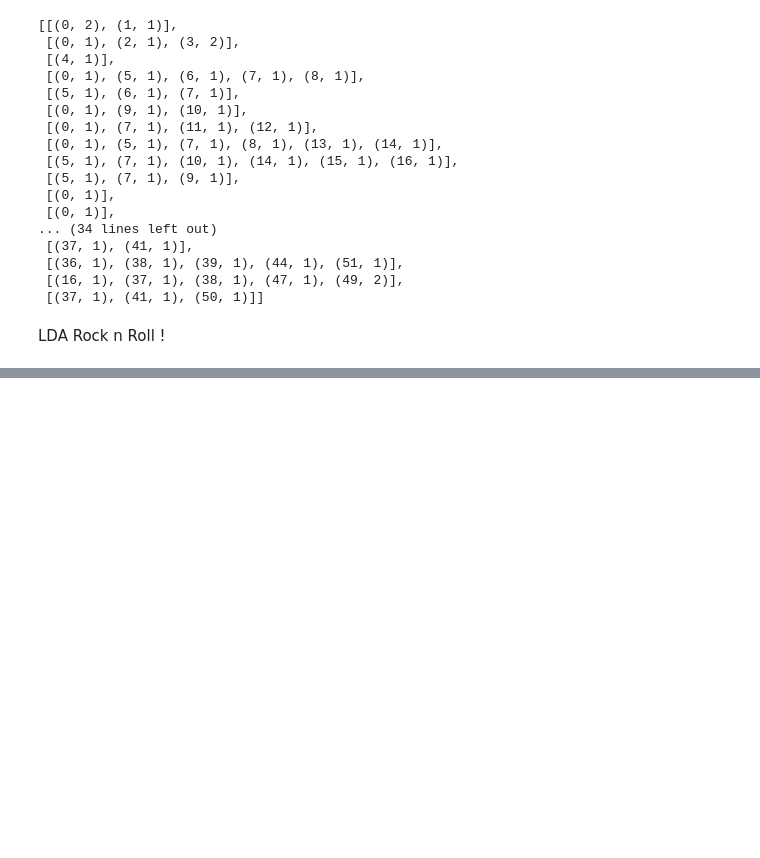
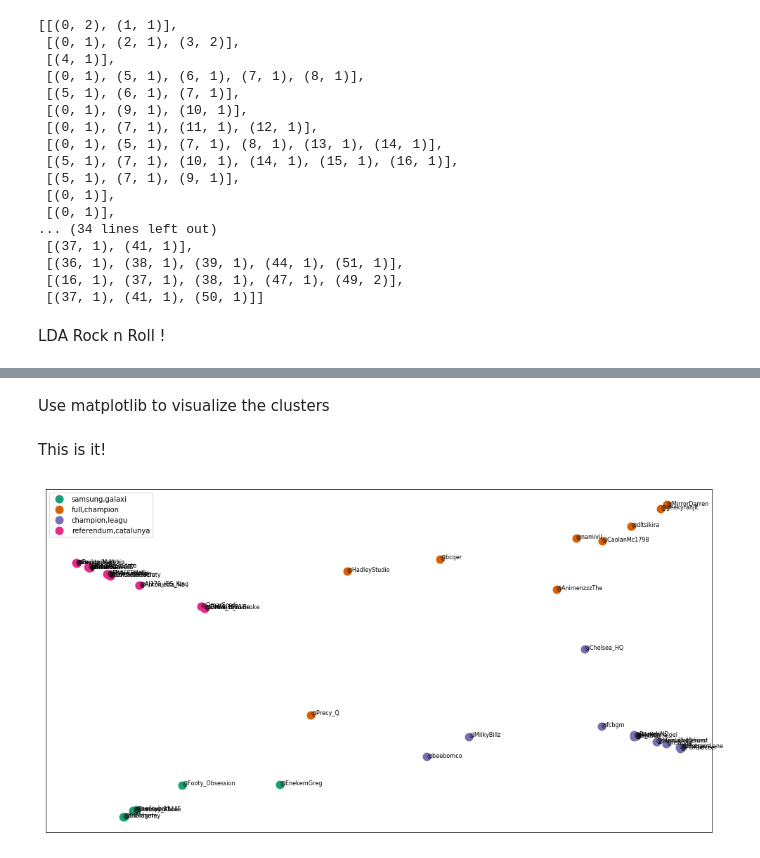
Before and after one commit to tafaquh/lda-try-english, a Jupyter notebook: lda-try-eng.ipynb, the cells around one changed output, grey strips where cells are left out. Saved outputs shown, nothing was run; the diff lists cells and outputs as text; code cells hidden in the pictures; blank space fills up the shorter version.

```diff
--- a/lda-try-eng.ipynb
+++ b/lda-try-eng.ipynb
@@ -145,0 +201,23 @@ lda
+# %%
+# untuk setiap cluster center, kita sort argumen/index berdasarkan nilai probabilitasnya
+# karena index/argumen adalah id topik.
+#
+# jadi, secara intuisi, ini adalah cara untuk mencari topik major yang dibicarakan di sebuah cluster
+# nantinya, wakil kata cluster akan diambil dari 2 topik major di setiap cluster
+#
+# ::-1 artinya reverse list
+
+order_centroids = km.cluster_centers_.argsort()[:, ::-1]
+
+cluster_names = {}
+for i in range(num_clusters):
+    print ("cluster %d words:" % i)
+
+    # ambil 2 topik major untuk setiap cluster
+    topic_words = []
+    for ind in order_centroids[i, :1]:
+        topic_words += [dictionary.get(word_id) for (word_id, prob) in lda.get_topic_terms(ind, topn=2)]
+
+    cluster_names[i] = ','.join(topic_words)
+
+    print (cluster_names[i])
@@ -145,0 +233,14 @@ lda
+# %% [markdown]
+Use matplotlib to visualize the clusters
+# %%
+### plot ke 2D ###
+
+#reduksi dimensi dengan multidimensional scaling
+mds = MDS(n_components=2)
+pos = mds.fit_transform(tweet_vectors)  # shape (n_components, n_samples)
+
+#pca = PCA(n_components=2)
+#pos = pca.fit_transform(tweet_vectors)  # shape (n_components, n_samples)
+
+# ambil hasil reduksi ke 2D untuk posisi x dan y --> agar bisa di-plot di bidang kartesius
+xs, ys = pos[:, 0], pos[:, 1]
@@ -145,0 +294,7 @@ lda
+# %% [markdown]
+This is it!
+# %%
+# plot cluster dokumen/tweet
+plot_doc_cluster(xs, ys, clusters, acc_names)
+# %% [output]
+[figure, added]
```
Also changed, not shown: parts of 11 cells of this notebook.
